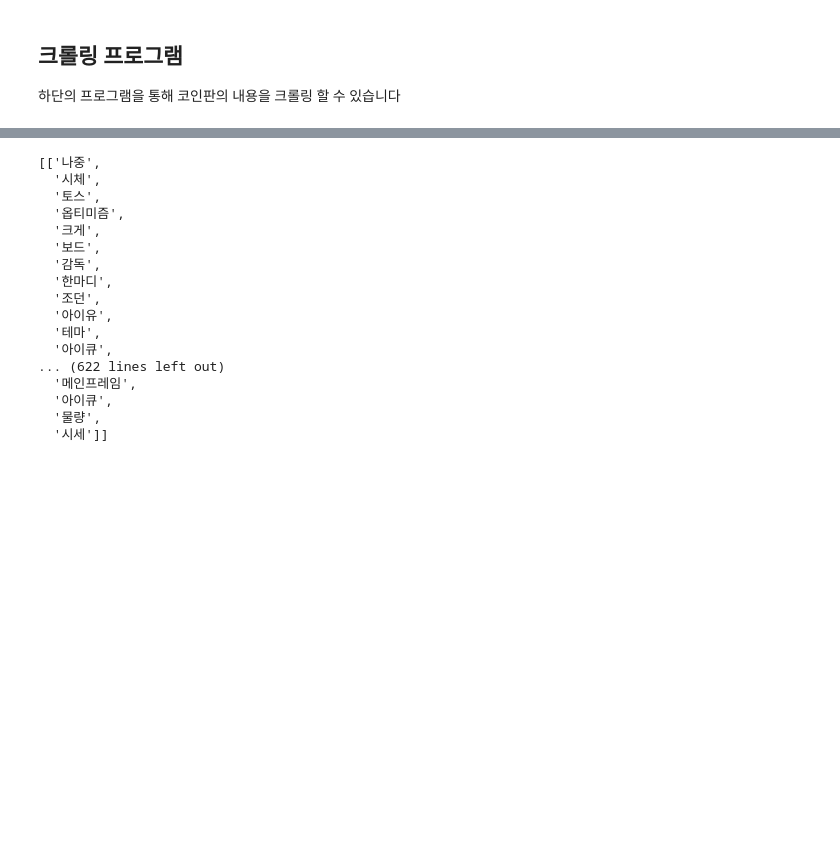
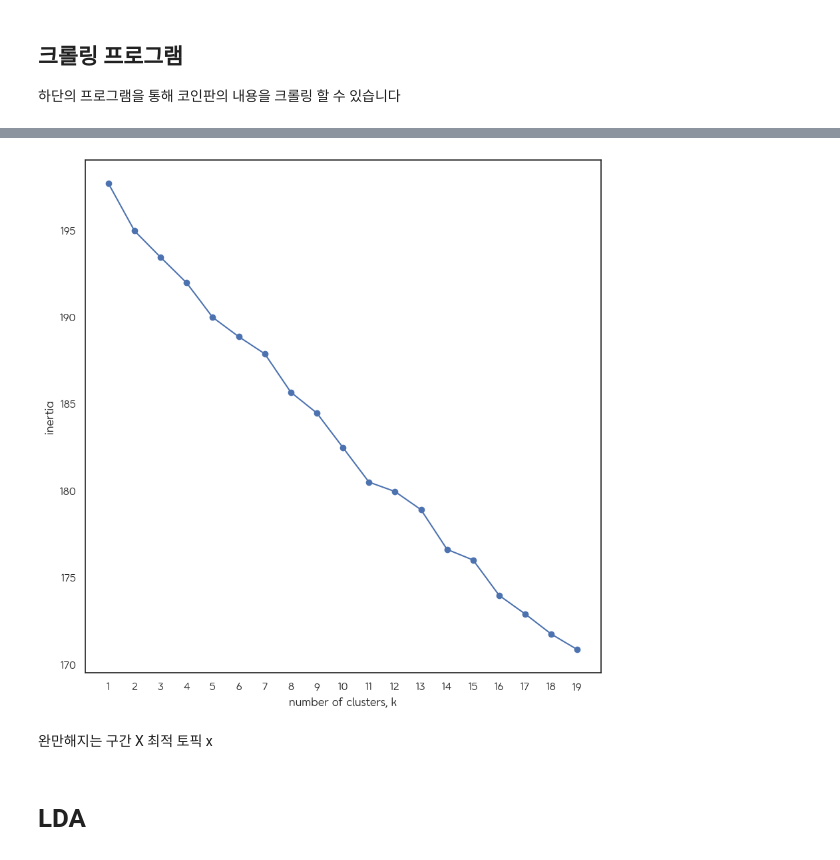
Before and after one commit to sorrychoe/coinpan-crawler, a Jupyter notebook: coinpan_crawler.ipynb, the cells around one changed output, grey strips where cells are left out. Cells and saved outputs as stored; diff of their text form; code cells hidden in the pictures; blank space fills up the shorter version.

```diff
--- a/coinpan_crawler.ipynb
+++ b/coinpan_crawler.ipynb
@@ -131,0 +136,7 @@ plt.show()
+# %%
+from sklearn.feature_extraction.text import TfidfVectorizer
+from sklearn.cluster import DBSCAN
+
+text = word_lis[0]
+
+text_df = pd.DataFrame(text, columns=['문서'])
@@ -131,0 +159,20 @@ plt.show()
+# %%
+inertias = []
+for k in range(1,20):
+    K_means = KMeans(n_clusters=k)
+    K_means.fit(tfidfvector)
+    inertias.append(K_means.inertia_)
+# %%
+x = range(1,20)
+
+plt.plot(x, inertias, '-o')
+plt.xlabel('number of clusters, k')
+plt.ylabel('inertia')
+plt.xticks(x)
+plt.show()
+# %% [output]
+[figure, added]
+# %% [markdown]
+완만해지는 구간 X
+</br>
+최적 토픽 x
@@ -132,3 +185,5 @@ plt.show()
+# %% [markdown]
+# LDA
 # %%
 for lis in word_lis:
     for i in lis:
@@ -145,23 +196,3 @@ for lis in word_lis:
-# %%
-word_lis
-# %% [output]
-[['나중',
-  '시체',
-  '토스',
-  '옵티미즘',
-  '크게',
-  '보드',
-  '감독',
-  '한마디',
-  '조던',
-  '아이유',
-  '테마',
-  '아이큐',
-... (622 lines left out)
-  '메인프레임',
-  '아이큐',
-  '물량',
-  '시세']]
 # %%
 from gensim import corpora
 coin_dict = corpora.Dictionary(word_lis)
```
Also changed, not shown: parts of 22 cells of this notebook, 1 other file.
